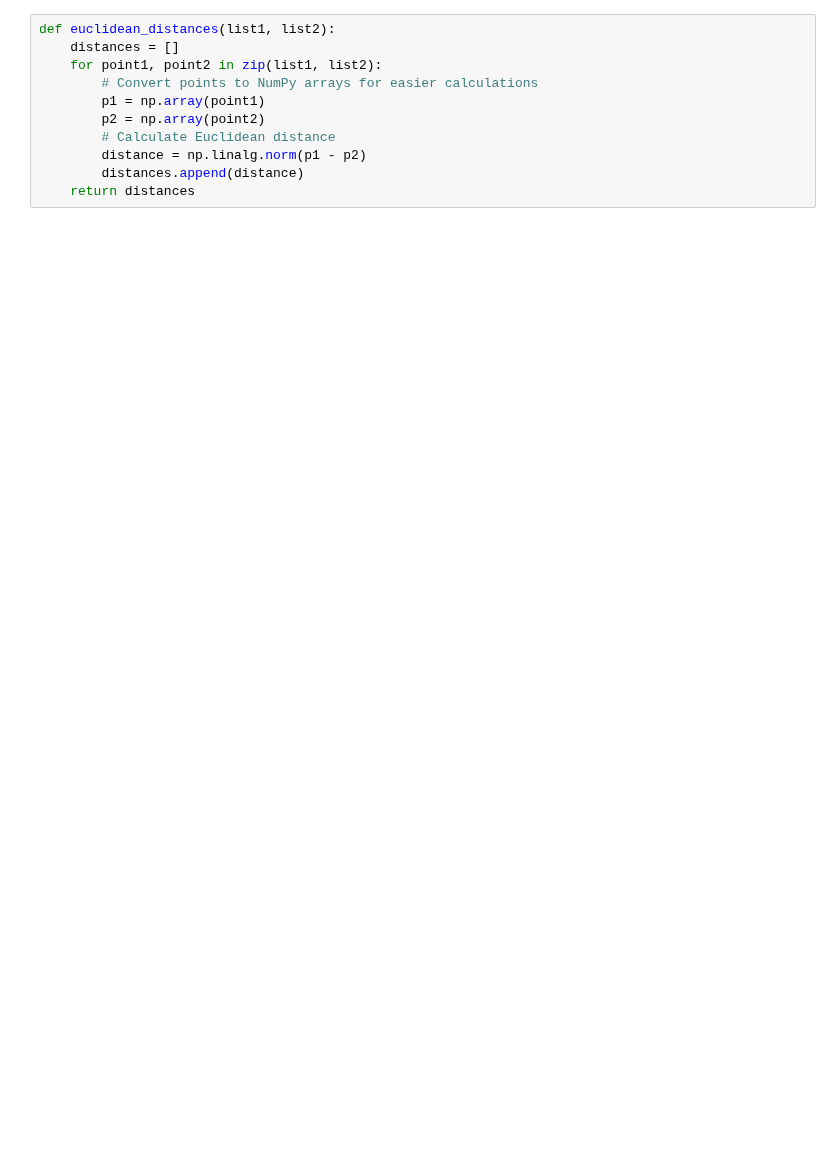
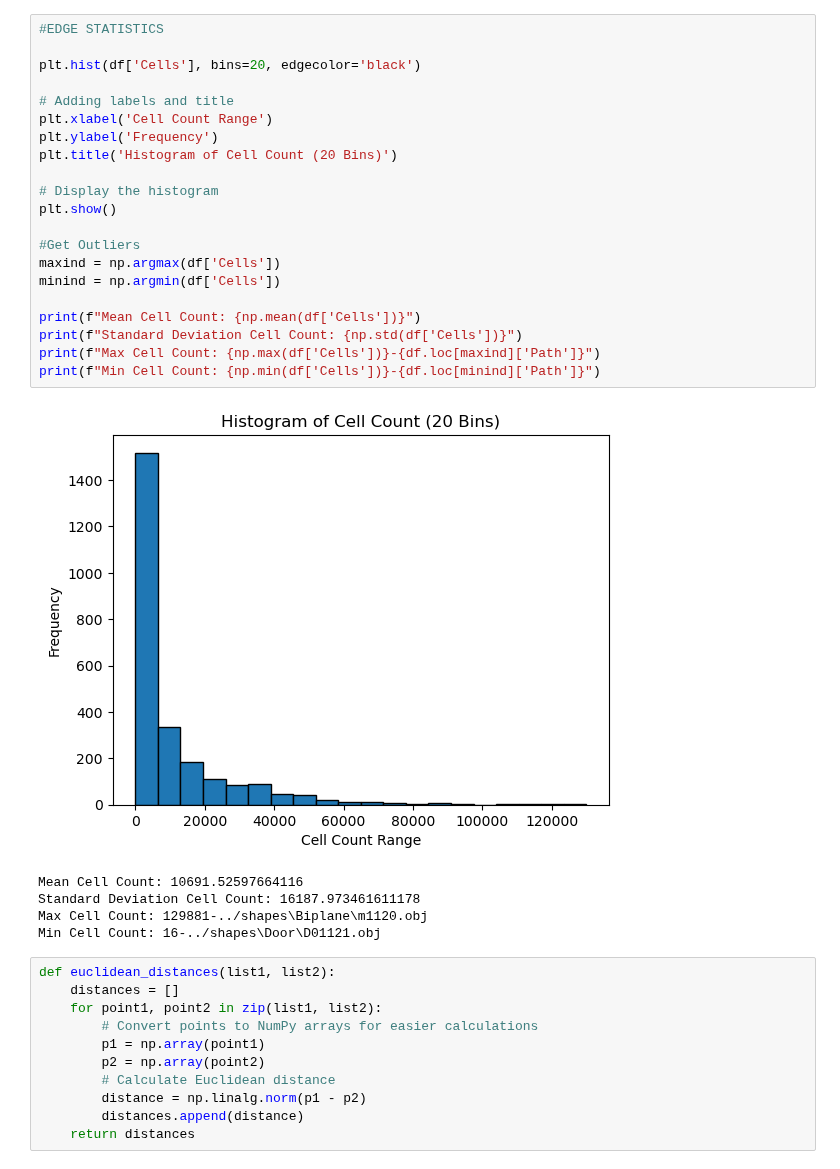
Before and after one commit to maria-raluca-st/INFOMR-final-project, a Jupyter notebook: mmdbs/preprocessing.ipynb, the cells around one changed output. Cells and saved outputs as stored; diff of their text form; blank space fills up the shorter version.

```diff
--- a/mmdbs/preprocessing.ipynb
+++ b/mmdbs/preprocessing.ipynb
@@ -114,3 +215,30 @@ plt.show()
+# %%
+#EDGE STATISTICS
+
+plt.hist(df['Cells'], bins=20, edgecolor='black')
+
+# Adding labels and title
+plt.xlabel('Cell Count Range')
+plt.ylabel('Frequency')
+plt.title('Histogram of Cell Count (20 Bins)')
+
+# Display the histogram
+plt.show()
+
+#Get Outliers
+maxind = np.argmax(df['Cells'])
+minind = np.argmin(df['Cells'])
+
+print(f"Mean Cell Count: {np.mean(df['Cells'])}")
+print(f"Standard Deviation Cell Count: {np.std(df['Cells'])}")
+print(f"Max Cell Count: {np.max(df['Cells'])}-{df.loc[maxind]['Path']}")
+print(f"Min Cell Count: {np.min(df['Cells'])}-{df.loc[minind]['Path']}")
+# %% [output]
+[figure, added]
+Mean Cell Count: 10691.52597664116
+Standard Deviation Cell Count: 16187.973461611178
+Max Cell Count: 129881-../shapes\Biplane\m1120.obj
+Min Cell Count: 16-../shapes\Door\D01121.obj
 # %%
 def euclidean_distances(list1, list2):
     distances = []
```
Also changed, not shown: parts of 14 cells of this notebook.
